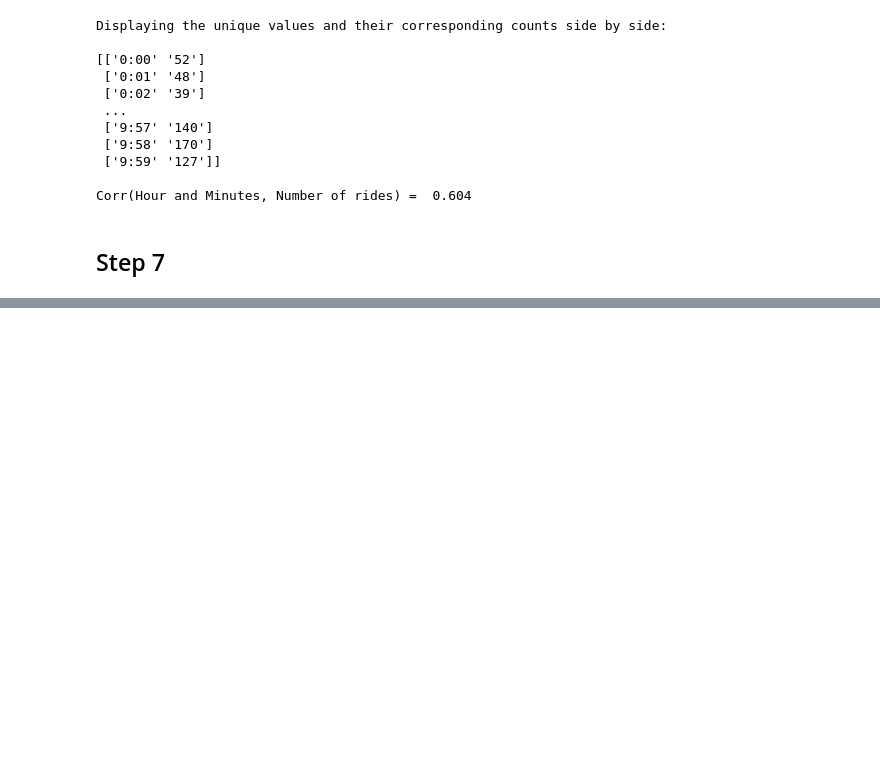
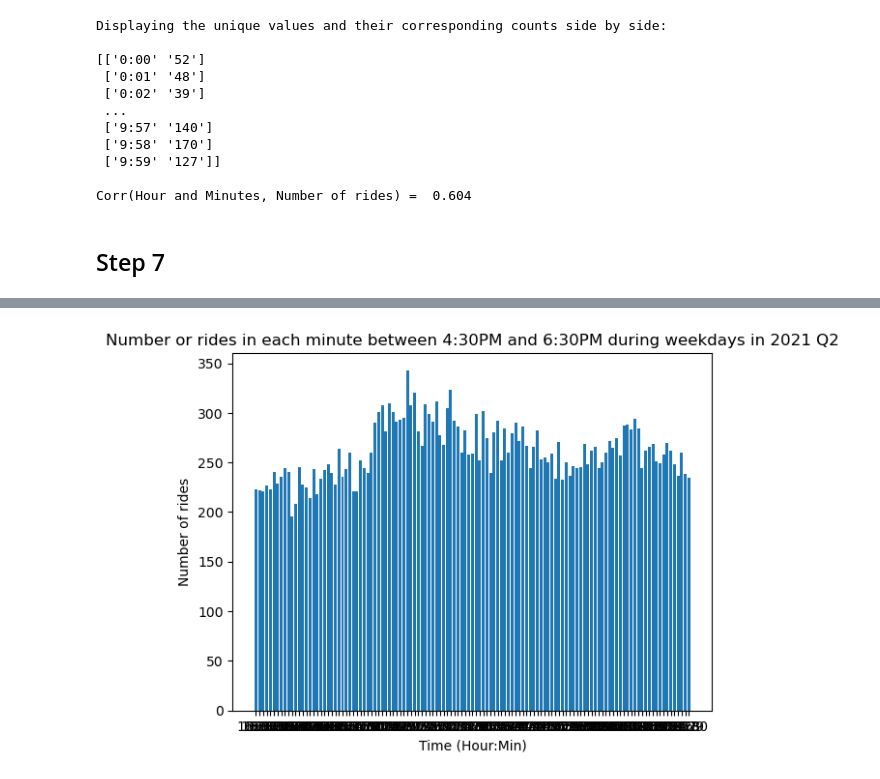
Before and after one commit to MiguelAcostaDelVecchio/RandomProcesses, a Jupyter notebook: Week6/Project1/MiguelProject1.ipynb, the cells around one changed output, grey strips where cells are left out. Drawn from its saved outputs; the diff is of its cells as text; code cells hidden in the pictures; blank space fills up the shorter version.

```diff
--- a/Week6/Project1/MiguelProject1.ipynb
+++ b/Week6/Project1/MiguelProject1.ipynb
@@ -506,0 +543,36 @@ Corr(Hour and Minutes, Number of rides) =  0.604
+# %%
+fourToSix = []
+for i in weekdays:
+    if i[-5] != " ":
+        hour = int(i[-5:-3])
+        minute = int(i[-2:])
+        minute = float("{:.2f}".format(minute/60))
+        if hour == 17:
+            #fourToSix.append(i)
+            fourToSix.append(i[-5:])
+        elif hour == 16:
+            if minute >= 0.5:
+                fourToSix.append(i[-5:])
+        elif hour == 18:
+            if minute <= 0.5:
+                fourToSix.append(i[-5:])
+
+#print(fourToSix)
+# %%
+hourMin = np.array(fourToSix) # to numpy array
+
+#get unique values and counts of each value
+unique, counts = np.unique(hourMin, return_counts=True)
+
+#display unique values and counts side by side
+print("Displaying the unique values and their corresponding counts side by side: \n")
+#print(np.asarray((unique, counts)).T)
+ab = np.asarray((unique,counts)).T
+print(ab[100:200])
+
+a = []
+b = []
+
+for i in ab:
+    a.append(i[0])
+    b.append(int(i[1]))
@@ -506,0 +597,9 @@ Corr(Hour and Minutes, Number of rides) =  0.604
+# %%
+# bar chart of data
+plt.bar(a, b)
+plt.xlabel('Time (Hour:Min)')
+plt.ylabel('Number of rides')
+plt.title('Number or rides in each minute between 4:30PM and 6:30PM during weekdays in 2021 Q2')
+plt.show()
+# %% [output]
+[figure, added]
```
Also changed, not shown: parts of 7 cells of this notebook.
